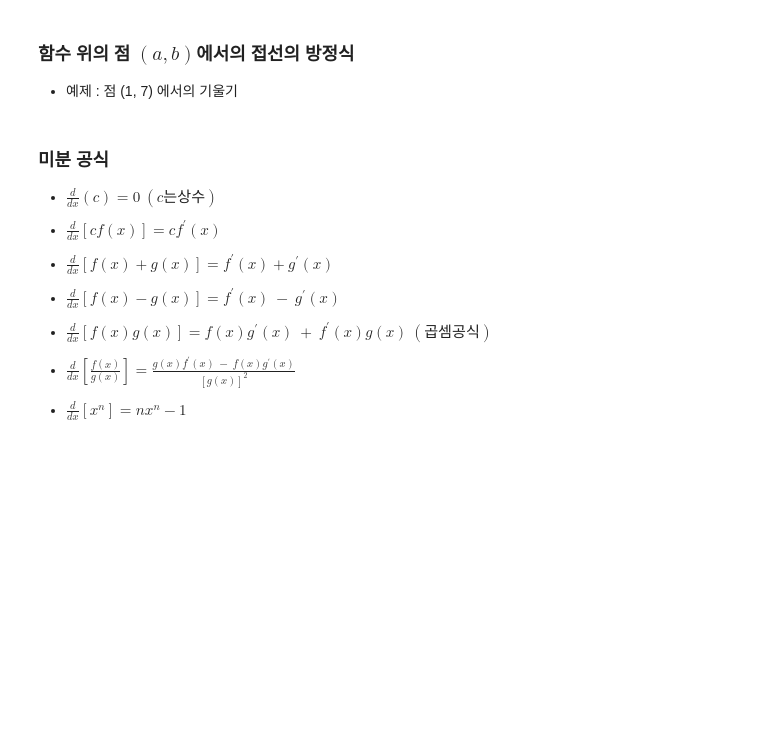
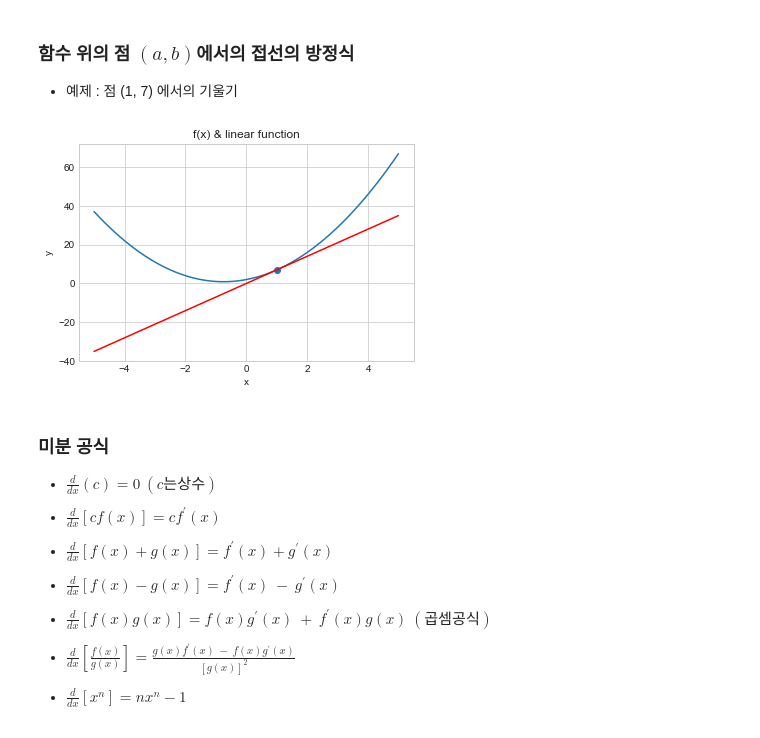
Before and after one commit to htright/s_boot, a Jupyter notebook: Pre/_2_신경망_기초_수학.ipynb, the cells around one changed output. Cells and saved outputs as stored; diff of their text form; code cells hidden in the pictures; blank space fills up the shorter version.

```diff
--- a/Pre/_2_신경망_기초_수학.ipynb
+++ b/Pre/_2_신경망_기초_수학.ipynb
@@ -378,10 +378,34 @@ plot ( (ln(1+x)) / x, xlim = (-4, 6), ylim = (-2, 8) );
 
 * [주의] $ \ h \ $는 아주 작은 수를 뜻하는데, 예를 들어 $\ 10e-50 \ $ 정도의 수를 하면 파이썬은 이를 $0.0$으로 인식
 * 따라서, 딥러닝에서 아주 작은 수를 정할 때 $\ 1e-4\ $ 정도로 설정해도 무방
+# %%
+def numerical_differential(f, x):
+    h = 1e-4
+    return (f(x+h)-f(x-h)) / (2*h)
 # %% [markdown]
 ### 함수 위의 점 $(a, b)$에서의 접선의 방정식
 
   - 예제 : 점 (1, 7) 에서의 기울기
+# %%
+def my_func(x):
+    return 2*x**2 + 3*x + 2
+# %%
+def linear_func(a, b, c, x):
+    return c*(x-a) + b
+# %%
+c = numerical_differential(my_func, 1)
+
+x = np.arange(-5, 5, 0.01)
+y = linear_func(1, my_func(1), c, x)
+
+plt.xlabel('x')
+plt.ylabel('y')
+plt.scatter(1, my_func(1))
+plt.plot(x, my_func(x), x, y, 'r-')
+plt.title('f(x) & linear function')
+plt.show()
+# %% [output]
+[figure, added]
 # %% [markdown]
 ### 미분 공식
 - $\frac{d}{dx} (c) = 0\ (c는 상수)$
```
Also changed, not shown: parts of 9 cells of this notebook, 1 other file.
